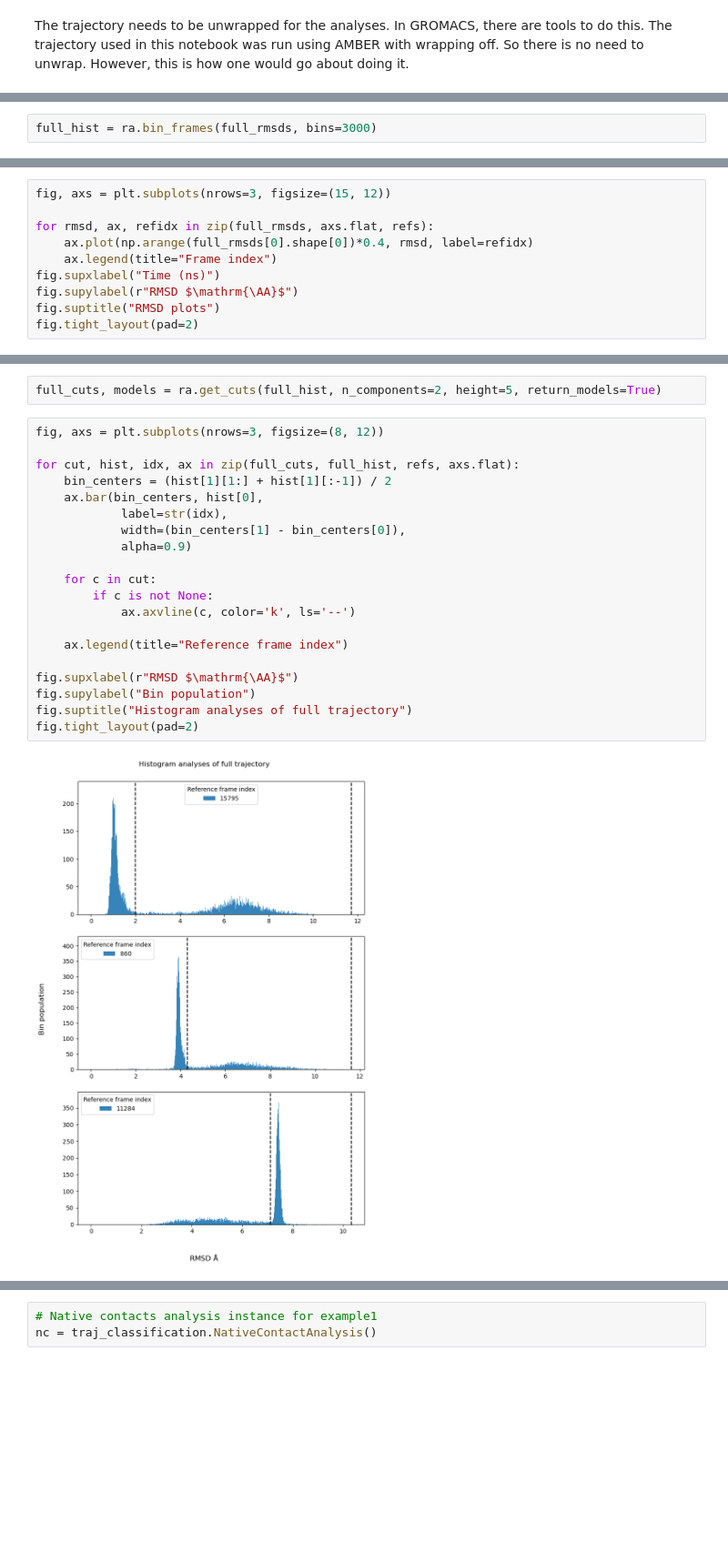
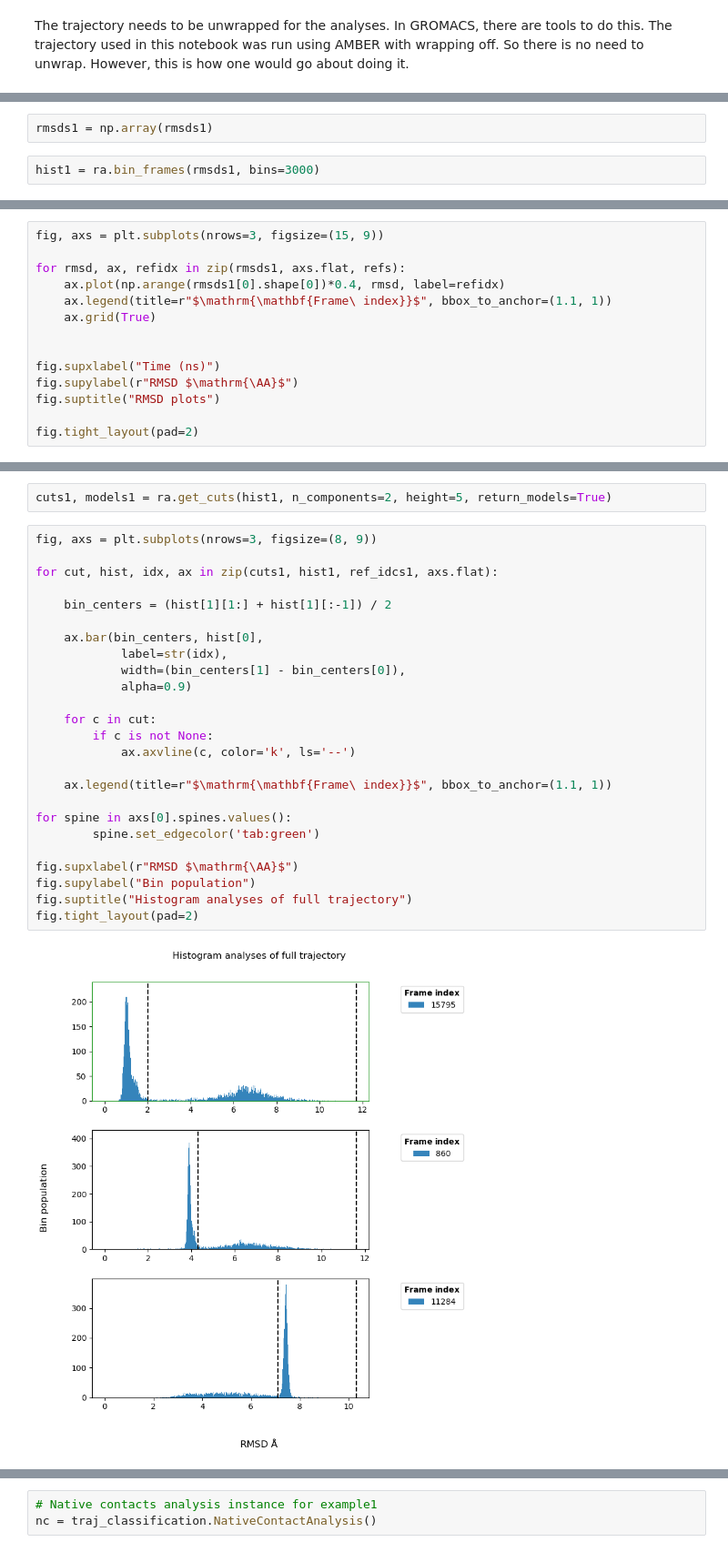
Before and after one commit to nithinkr2000/mc_trex, a Jupyter notebook: docs/examples/Trajectory classification.ipynb, the cells around one changed output, grey strips where cells are left out. Shown at 91% size. Saved outputs shown, nothing was run; the diff lists cells and outputs as text; blank space fills up the shorter version.

```diff
--- a/docs/examples/Trajectory classification.ipynb
+++ b/docs/examples/Trajectory classification.ipynb
@@ -161,3 +100,5 @@ full_rmsds = ra.get_similarity_metric(filenames=filenames, select="nucleic and n
+# %%
+rmsds1 = np.array(rmsds1)
 # %%
-full_hist = ra.bin_frames(full_rmsds, bins=3000)
+hist1 = ra.bin_frames(rmsds1, bins=3000)
 # %% [markdown]
@@ -165,10 +106,14 @@ Instead of choosing `auto`, the bin count was explicitly set to have a sufficien
 # %%
-fig, axs = plt.subplots(nrows=3, figsize=(15, 12))
+fig, axs = plt.subplots(nrows=3, figsize=(15, 9))
 
-for rmsd, ax, refidx in zip(full_rmsds, axs.flat, refs):
-    ax.plot(np.arange(full_rmsds[0].shape[0])*0.4, rmsd, label=refidx)
-    ax.legend(title="Frame index")
+for rmsd, ax, refidx in zip(rmsds1, axs.flat, refs):
+    ax.plot(np.arange(rmsds1[0].shape[0])*0.4, rmsd, label=refidx)
+    ax.legend(title=r"$\mathrm{\mathbf{Frame\ index}}$", bbox_to_anchor=(1.1, 1))
+    ax.grid(True)
+
+
 fig.supxlabel("Time (ns)")
 fig.supylabel(r"RMSD $\mathrm{\AA}$")
 fig.suptitle("RMSD plots")
+
 fig.tight_layout(pad=2)
@@ -175,24 +122,29 @@ fig.tight_layout(pad=2)
 # %%
-full_cuts, models = ra.get_cuts(full_hist, n_components=2, height=5, return_models=True)
+cuts1, models1 = ra.get_cuts(hist1, n_components=2, height=5, return_models=True)
 # %%
-fig, axs = plt.subplots(nrows=3, figsize=(8, 12))
+fig, axs = plt.subplots(nrows=3, figsize=(8, 9))
 
-for cut, hist, idx, ax in zip(full_cuts, full_hist, refs, axs.flat):
+for cut, hist, idx, ax in zip(cuts1, hist1, ref_idcs1, axs.flat):
+
     bin_centers = (hist[1][1:] + hist[1][:-1]) / 2
+
     ax.bar(bin_centers, hist[0],
             label=str(idx),
             width=(bin_centers[1] - bin_centers[0]),
             alpha=0.9)
 
     for c in cut:
         if c is not None:
             ax.axvline(c, color='k', ls='--')
 
-    ax.legend(title="Reference frame index")
+    ax.legend(title=r"$\mathrm{\mathbf{Frame\ index}}$", bbox_to_anchor=(1.1, 1))
+
+for spine in axs[0].spines.values():
+        spine.set_edgecolor('tab:green')
 
 fig.supxlabel(r"RMSD $\mathrm{\AA}$")
 fig.supylabel("Bin population")
 fig.suptitle("Histogram analyses of full trajectory")
 fig.tight_layout(pad=2)
 # %% [output]
-[figure, old version]
+[figure, new version]
```
Also changed, not shown: parts of 46 cells of this notebook.
